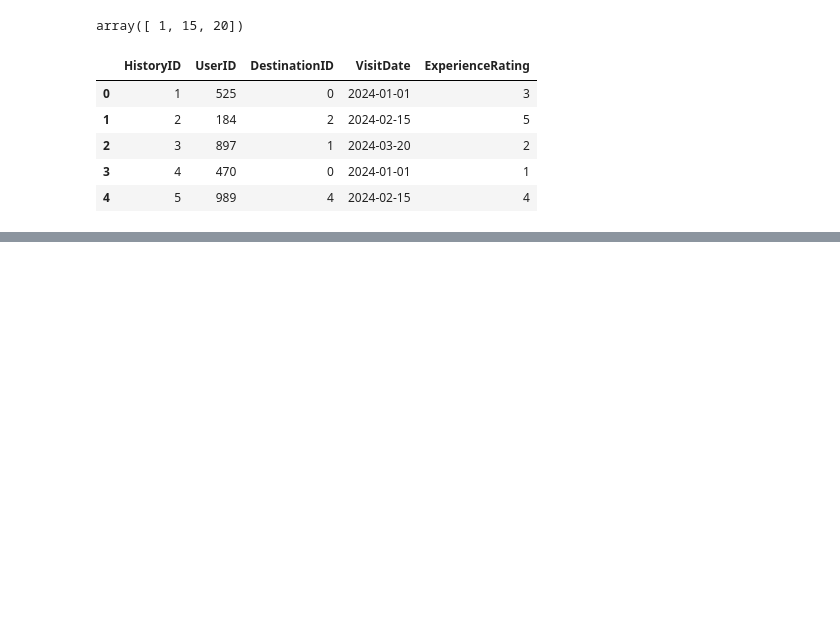
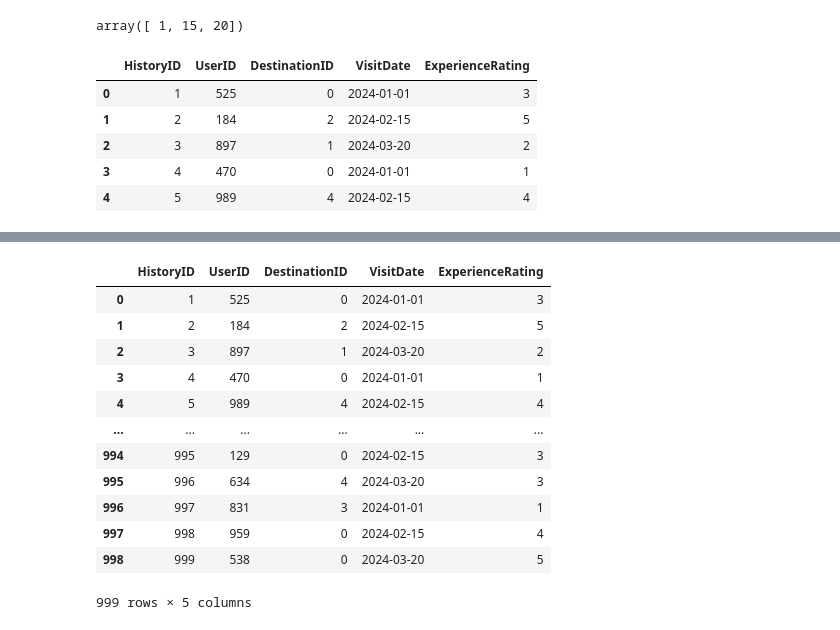
Before and after one commit to ErfanJoodi/EDA-on-Travel-dataset, a Jupyter notebook: EDA.ipynb, the cells around one changed output, grey strips where cells are left out. Saved outputs shown, nothing was run; the diff lists cells and outputs as text; code cells hidden in the pictures; blank space fills up the shorter version.

```diff
--- a/EDA.ipynb
+++ b/EDA.ipynb
@@ -629,0 +683,16 @@ history.head()
+# %%
+history
+# %% [output]
+|  | HistoryID | UserID | DestinationID | VisitDate | ExperienceRating |
+| 0 | 1 | 525 | 0 | 2024-01-01 | 3 |
+| 1 | 2 | 184 | 2 | 2024-02-15 | 5 |
+| 2 | 3 | 897 | 1 | 2024-03-20 | 2 |
+| 3 | 4 | 470 | 0 | 2024-01-01 | 1 |
+| 4 | 5 | 989 | 4 | 2024-02-15 | 4 |
+| ... | ... | ... | ... | ... | ... |
+| 994 | 995 | 129 | 0 | 2024-02-15 | 3 |
+| 995 | 996 | 634 | 4 | 2024-03-20 | 3 |
+| 996 | 997 | 831 | 3 | 2024-01-01 | 1 |
+| 997 | 998 | 959 | 0 | 2024-02-15 | 4 |
+| 998 | 999 | 538 | 0 | 2024-03-20 | 5 |
+999 rows × 5 columns
```
Also changed, not shown: parts of 10 cells of this notebook, 4 other files.
